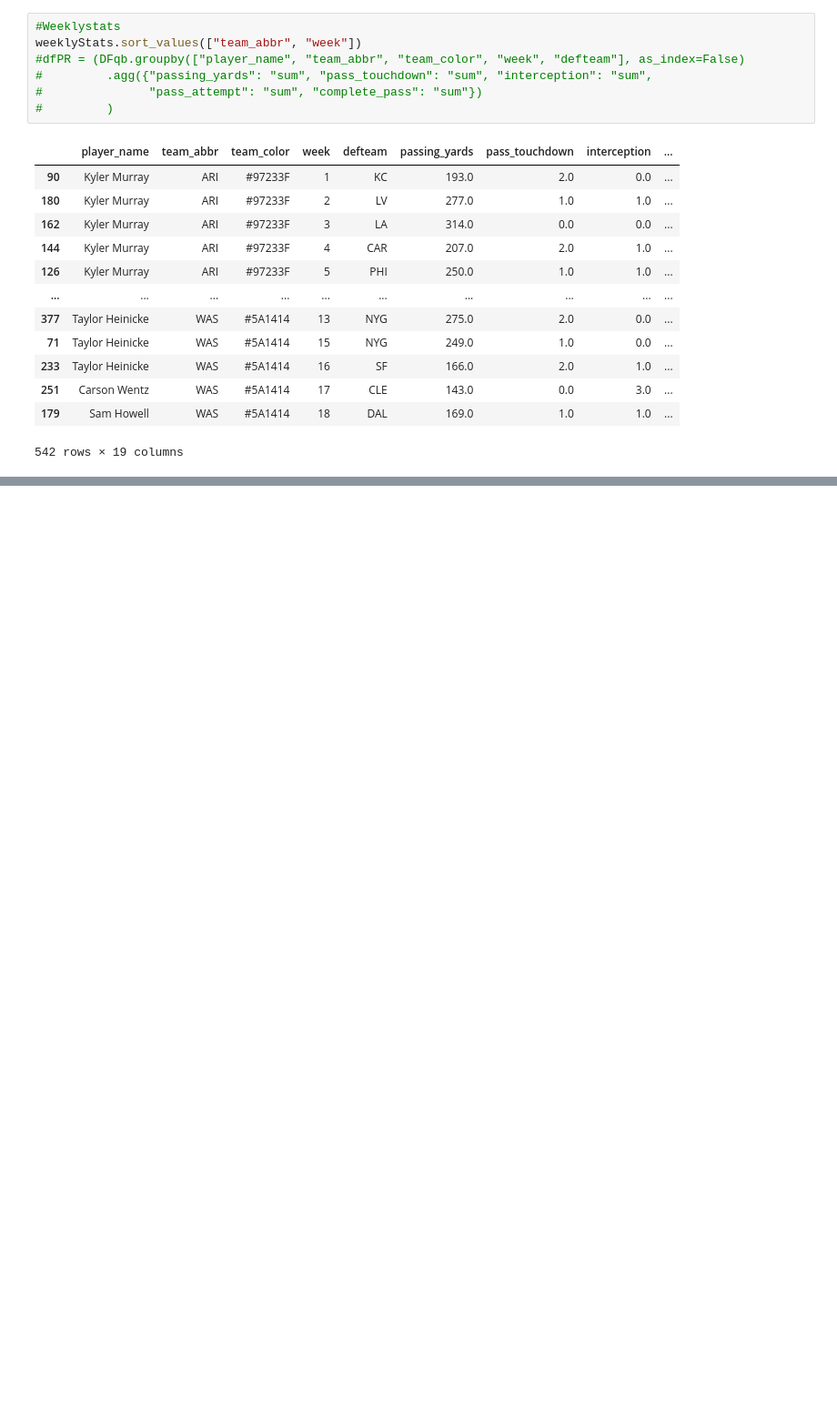
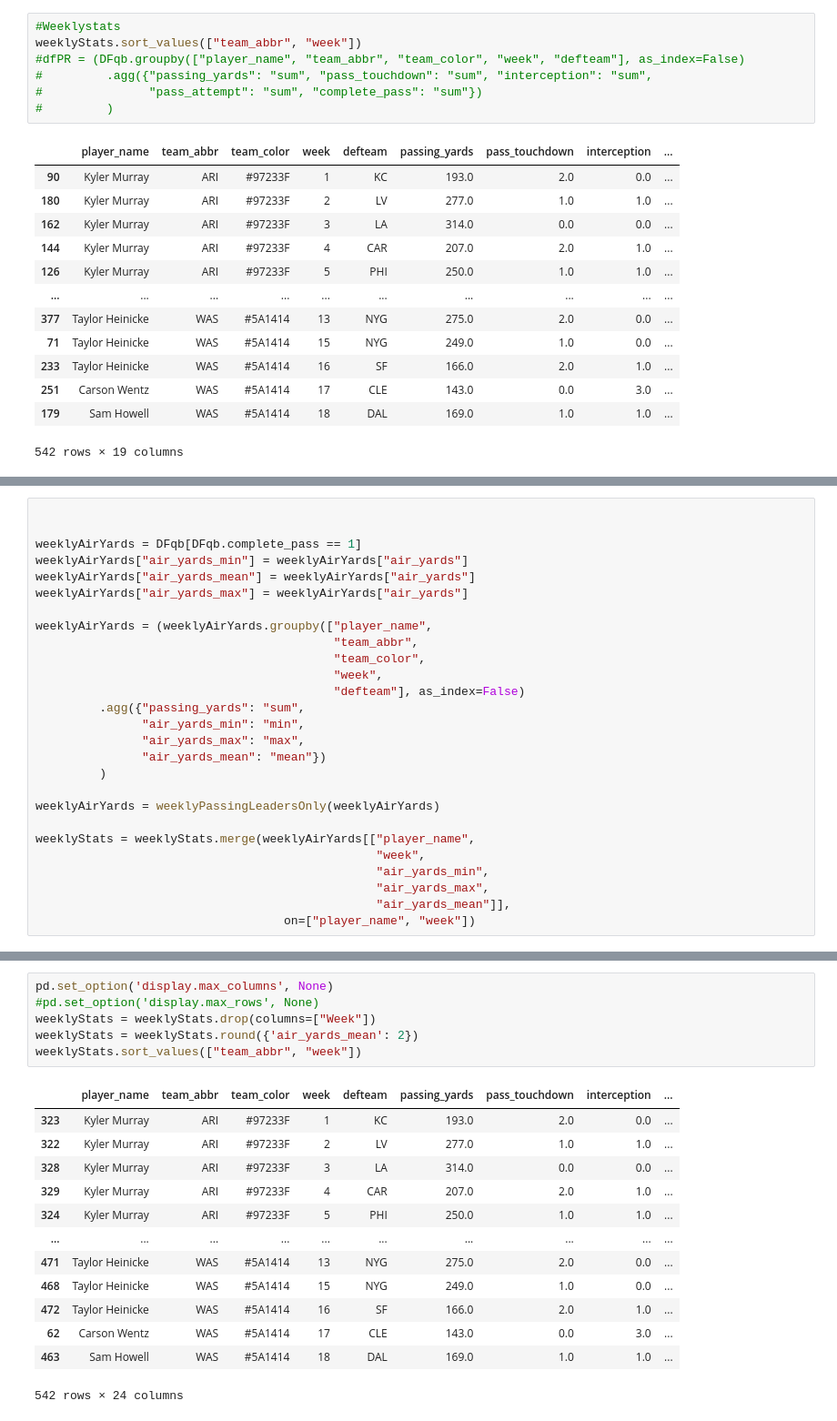
Before and after one commit to Crawford92/databall, a Jupyter notebook: PasserDifferential.ipynb, the cells around one changed output, grey strips where cells are left out. Shown at 91% size. Cells and saved outputs as stored; diff of their text form; blank space fills up the shorter version.

Commit message:
refactored air yards, updated column naming, updated visualizations accordingly

```diff
--- a/PasserDifferential.ipynb
+++ b/PasserDifferential.ipynb
@@ -860,0 +528,27 @@ seasonAirYards.sort_values("team_abbr")
+# %%
+
+
+weeklyAirYards = DFqb[DFqb.complete_pass == 1]
+weeklyAirYards["air_yards_min"] = weeklyAirYards["air_yards"]
+weeklyAirYards["air_yards_mean"] = weeklyAirYards["air_yards"]
+weeklyAirYards["air_yards_max"] = weeklyAirYards["air_yards"]
+
+weeklyAirYards = (weeklyAirYards.groupby(["player_name",
+                                          "team_abbr",
+                                          "team_color",
+                                          "week",
+                                          "defteam"], as_index=False)
+         .agg({"passing_yards": "sum",
+               "air_yards_min": "min",
+               "air_yards_max": "max",
+               "air_yards_mean": "mean"})
+         )
+
+weeklyAirYards = weeklyPassingLeadersOnly(weeklyAirYards)
+
+weeklyStats = weeklyStats.merge(weeklyAirYards[["player_name",
+                                                "week",
+                                                "air_yards_min",
+                                                "air_yards_max",
+                                                "air_yards_mean"]],
+                                   on=["player_name", "week"])
@@ -860,0 +571,20 @@ seasonAirYards.sort_values("team_abbr")
+# %%
+pd.set_option('display.max_columns', None)
+#pd.set_option('display.max_rows', None)
+weeklyStats = weeklyStats.drop(columns=["Week"])
+weeklyStats = weeklyStats.round({'air_yards_mean': 2})
+weeklyStats.sort_values(["team_abbr", "week"])
+# %% [output]
+|  | player_name | team_abbr | team_color | week | defteam | passing_yards | pass_touchdown | interception | ... |
+| 323 | Kyler Murray | ARI | #97233F | 1 | KC | 193.0 | 2.0 | 0.0 | ... |
+| 322 | Kyler Murray | ARI | #97233F | 2 | LV | 277.0 | 1.0 | 1.0 | ... |
+| 328 | Kyler Murray | ARI | #97233F | 3 | LA | 314.0 | 0.0 | 0.0 | ... |
+| 329 | Kyler Murray | ARI | #97233F | 4 | CAR | 207.0 | 2.0 | 1.0 | ... |
+| 324 | Kyler Murray | ARI | #97233F | 5 | PHI | 250.0 | 1.0 | 1.0 | ... |
+| ... | ... | ... | ... | ... | ... | ... | ... | ... | ... |
+| 471 | Taylor Heinicke | WAS | #5A1414 | 13 | NYG | 275.0 | 2.0 | 0.0 | ... |
+| 468 | Taylor Heinicke | WAS | #5A1414 | 15 | NYG | 249.0 | 1.0 | 0.0 | ... |
+| 472 | Taylor Heinicke | WAS | #5A1414 | 16 | SF | 166.0 | 2.0 | 1.0 | ... |
+| 62 | Carson Wentz | WAS | #5A1414 | 17 | CLE | 143.0 | 0.0 | 3.0 | ... |
+| 463 | Sam Howell | WAS | #5A1414 | 18 | DAL | 169.0 | 1.0 | 1.0 | ... |
+542 rows × 24 columns
```
Also changed, not shown: parts of 41 cells of this notebook.
